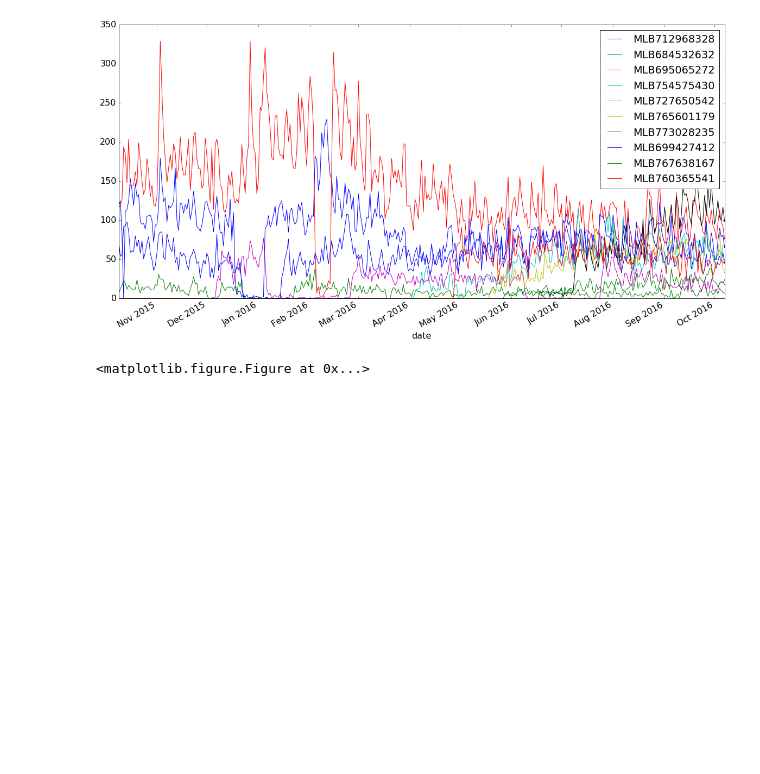
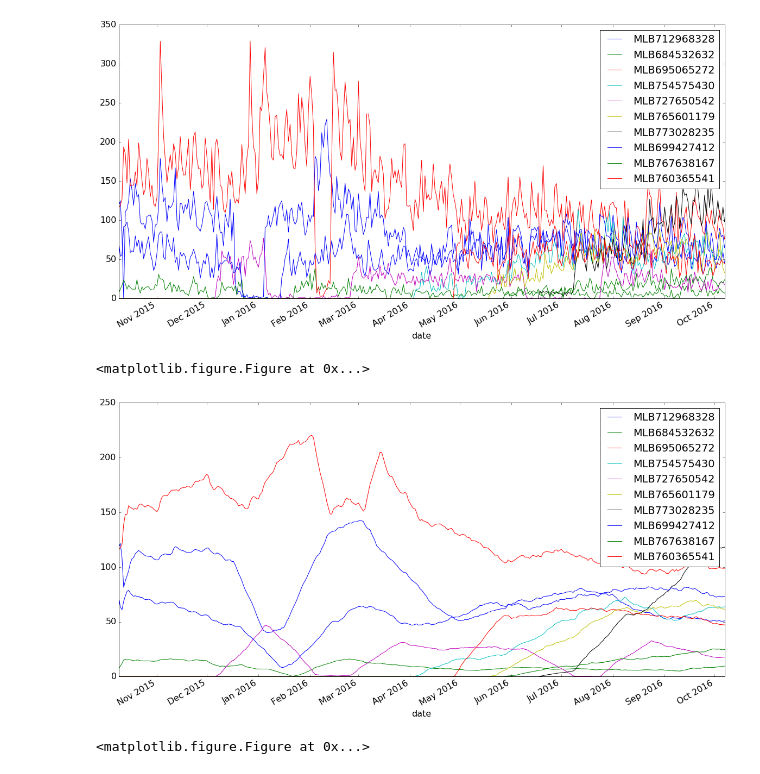
Before and after one commit to lpillmann/certi-mercadolivre, a Jupyter notebook: visits_from_query.ipynb, the cells around one changed output. Drawn from its saved outputs; the diff is of its cells as text; code cells hidden in the pictures; blank space fills up the shorter version.

Commit message:
plotting rolling mean

```diff
--- a/visits_from_query.ipynb
+++ b/visits_from_query.ipynb
@@ -77,4 +96,14 @@ visits_df.plot(legend=True);
 # %% [output]
 <matplotlib.figure.Figure at 0x...>
 [figure]
+# %%
+# calculates and plots visits' rolling mean (smoother curves)
+#rolling_mean_df = visits_df.resample("1d").sum().fillna(0).rolling(window=30, min_periods=1).mean() #when resampling is needed
+
+plt.figure();
+rolling_mean_df = visits_df.rolling(window=30, min_periods=1).mean() # window is the # of days evaluated in rolling mean
+rolling_mean_df.plot();
+# %% [output]
+<matplotlib.figure.Figure at 0x...>
+[figure, added]
 # %%
```
Also changed, not shown: parts of 4 cells of this notebook.
